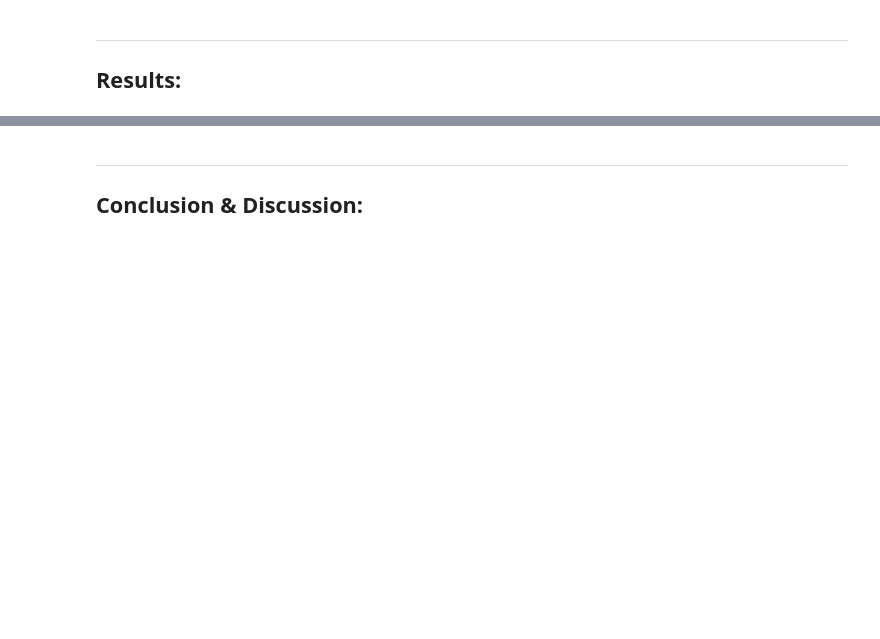
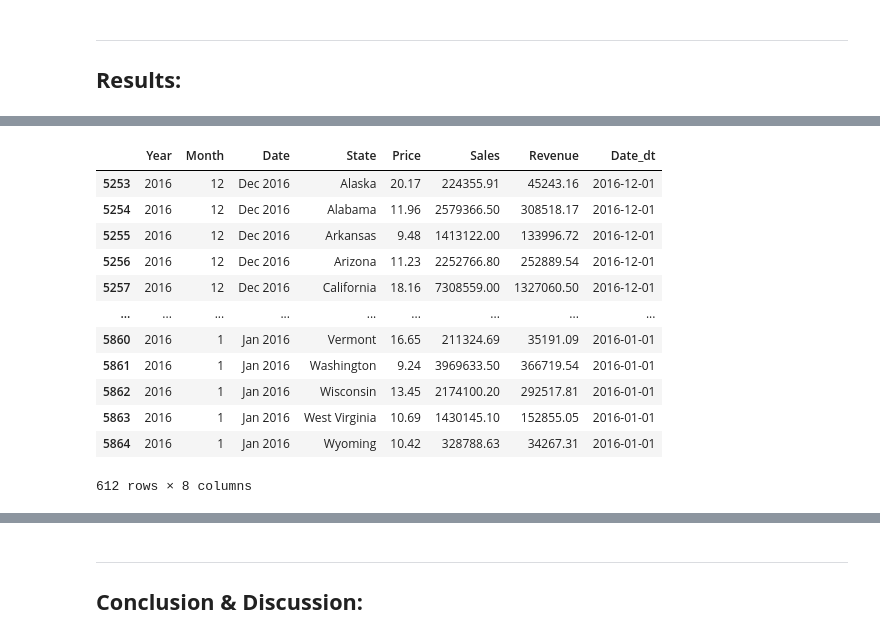
Before and after one commit to ellenwang995/final_project, a Jupyter notebook: USElectricityMarkets.ipynb, the cells around one changed output, grey strips where cells are left out. Cells and saved outputs as stored; diff of their text form; code cells hidden in the pictures; blank space fills up the shorter version.

```diff
--- a/USElectricityMarkets.ipynb
+++ b/USElectricityMarkets.ipynb
@@ -49,0 +139,18 @@ Finally, I will use NLTK, PyPDF2, and Matplotlib to assess three regulation docu
+# %%
+#creating a new data frame price_2016 with all the entries from price_df that have the year 2016
+price_2016 = price_df[price_df['Date_dt'].dt.year == 2016]
+price_2016
+# %% [output]
+|  | Year | Month | Date | State | Price | Sales | Revenue | Date_dt |
+| 5253 | 2016 | 12 | Dec 2016 | Alaska | 20.17 | 224355.91 | 45243.16 | 2016-12-01 |
+| 5254 | 2016 | 12 | Dec 2016 | Alabama | 11.96 | 2579366.50 | 308518.17 | 2016-12-01 |
+| 5255 | 2016 | 12 | Dec 2016 | Arkansas | 9.48 | 1413122.00 | 133996.72 | 2016-12-01 |
+| 5256 | 2016 | 12 | Dec 2016 | Arizona | 11.23 | 2252766.80 | 252889.54 | 2016-12-01 |
+| 5257 | 2016 | 12 | Dec 2016 | California | 18.16 | 7308559.00 | 1327060.50 | 2016-12-01 |
+| ... | ... | ... | ... | ... | ... | ... | ... | ... |
+| 5860 | 2016 | 1 | Jan 2016 | Vermont | 16.65 | 211324.69 | 35191.09 | 2016-01-01 |
+| 5861 | 2016 | 1 | Jan 2016 | Washington | 9.24 | 3969633.50 | 366719.54 | 2016-01-01 |
+| 5862 | 2016 | 1 | Jan 2016 | Wisconsin | 13.45 | 2174100.20 | 292517.81 | 2016-01-01 |
+| 5863 | 2016 | 1 | Jan 2016 | West Virginia | 10.69 | 1430145.10 | 152855.05 | 2016-01-01 |
+| 5864 | 2016 | 1 | Jan 2016 | Wyoming | 10.42 | 328788.63 | 34267.31 | 2016-01-01 |
+612 rows × 8 columns
```
Also changed, not shown: parts of 11 cells of this notebook.
